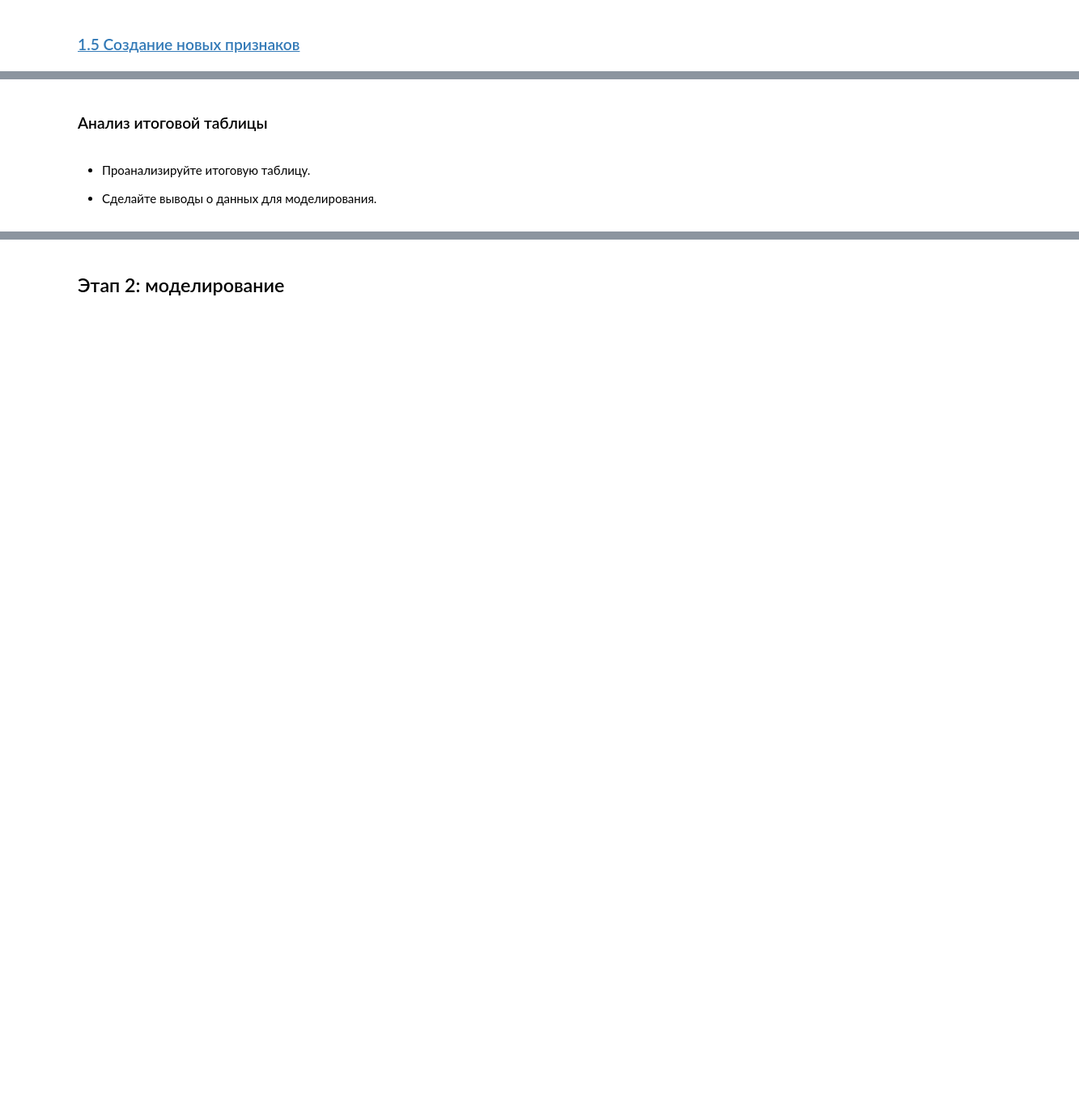
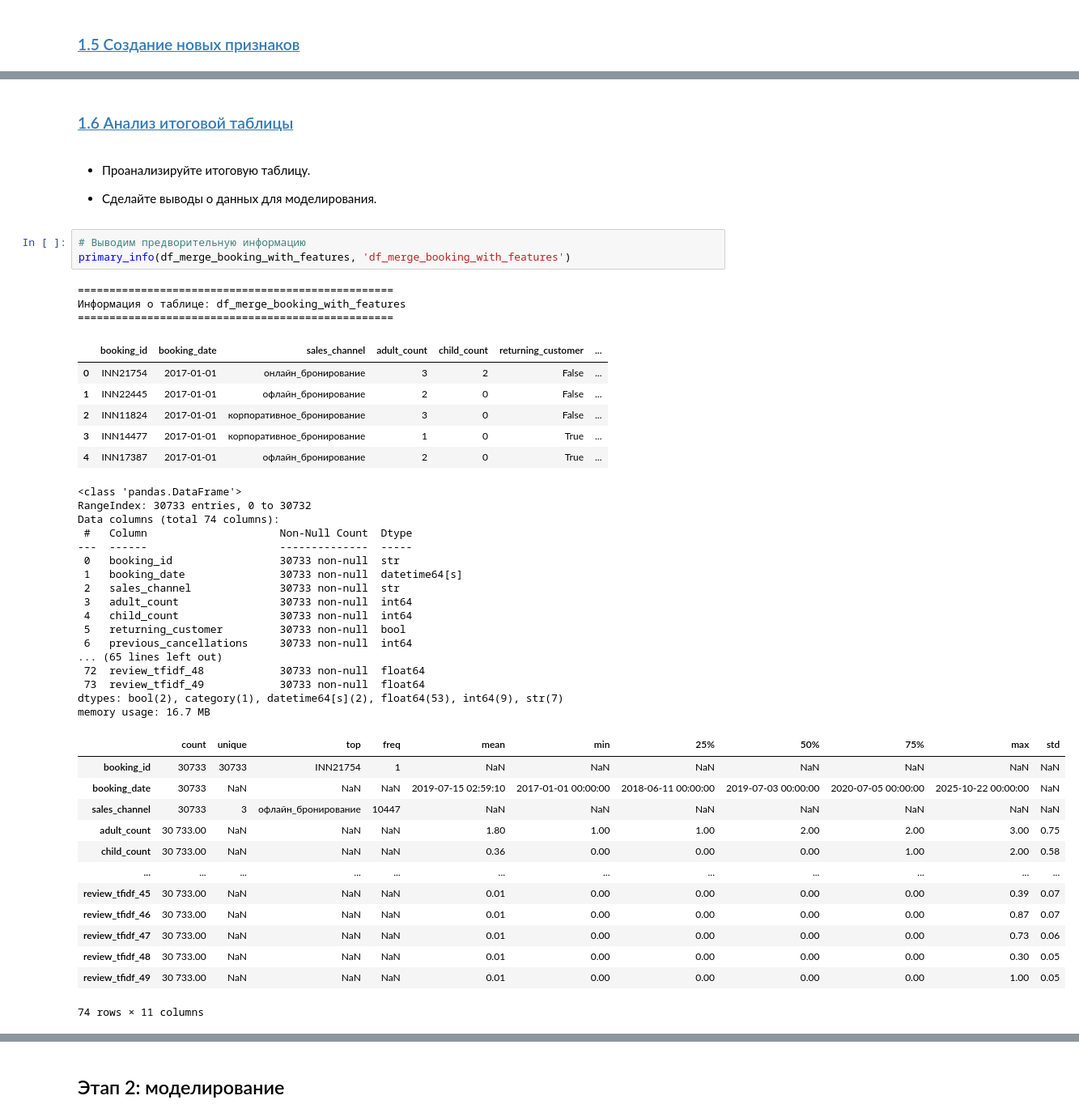
Before and after one commit to MEYakunin/Sprint17_Booking_Cancellation_Predict, a Jupyter notebook: Sprint17_Booking_Cancellation_Predict.ipynb, the cells around one changed output, grey strips where cells are left out. Shown at 81% size. Drawn from its saved outputs; the diff is of its cells as text; blank space fills up the shorter version.

```diff
--- a/Sprint17_Booking_Cancellation_Predict.ipynb
+++ b/Sprint17_Booking_Cancellation_Predict.ipynb
@@ -672,8 +669,51 @@ df_merge_booking
 | 30732 | INN30732 | 2019-12-20 | офлайн_бронирование | 3 | 2 | True | ... |
 30733 rows × 74 columns
 # %% [markdown]
-### Анализ итоговой таблицы
+### [1.6 Анализ итоговой таблицы <a id=1_6></a>](#content)
 # %% [markdown]
 - Проанализируйте итоговую таблицу.
 
 - Сделайте выводы о данных для моделирования.
+# %%
+# Выводим предворительную информацию
+primary_info(df_merge_booking_with_features, 'df_merge_booking_with_features')
+# %% [output]
+==================================================
+Информация о таблице: df_merge_booking_with_features
+==================================================
+|  | booking_id | booking_date | sales_channel | adult_count | child_count | returning_customer | ... |
+| 0 | INN21754 | 2017-01-01 | онлайн_бронирование | 3 | 2 | False | ... |
+| 1 | INN22445 | 2017-01-01 | офлайн_бронирование | 2 | 0 | False | ... |
+| 2 | INN11824 | 2017-01-01 | корпоративное_бронирование | 3 | 0 | False | ... |
+| 3 | INN14477 | 2017-01-01 | корпоративное_бронирование | 1 | 0 | True | ... |
+| 4 | INN17387 | 2017-01-01 | офлайн_бронирование | 2 | 0 | True | ... |
+<class 'pandas.DataFrame'>
+RangeIndex: 30733 entries, 0 to 30732
+Data columns (total 74 columns):
+ #   Column                     Non-Null Count  Dtype
+---  ------                     --------------  -----
+ 0   booking_id                 30733 non-null  str
+ 1   booking_date               30733 non-null  datetime64[s]
+ 2   sales_channel              30733 non-null  str
+ 3   adult_count                30733 non-null  int64
+ 4   child_count                30733 non-null  int64
+ 5   returning_customer         30733 non-null  bool
+ 6   previous_cancellations     30733 non-null  int64
+... (65 lines left out)
+ 72  review_tfidf_48            30733 non-null  float64
+ 73  review_tfidf_49            30733 non-null  float64
+dtypes: bool(2), category(1), datetime64[s](2), float64(53), int64(9), str(7)
+memory usage: 16.7 MB
+|  | count | unique | top | freq | mean | min | 25% | 50% | 75% | max | std |
+| booking_id | 30733 | 30733 | INN21754 | 1 | NaN | NaN | NaN | NaN | NaN | NaN | NaN |
+| booking_date | 30733 | NaN | NaN | NaN | 2019-07-15 02:59:10 | 2017-01-01 00:00:00 | 2018-06-11 00:00:00 | 2019-07-03 00:00:00 | 2020-07-05 00:00:00 | 2025-10-22 00:00:00 | NaN |
+| sales_channel | 30733 | 3 | офлайн_бронирование | 10447 | NaN | NaN | NaN | NaN | NaN | NaN | NaN |
+| adult_count | 30 733.00 | NaN | NaN | NaN | 1.80 | 1.00 | 1.00 | 2.00 | 2.00 | 3.00 | 0.75 |
+| child_count | 30 733.00 | NaN | NaN | NaN | 0.36 | 0.00 | 0.00 | 0.00 | 1.00 | 2.00 | 0.58 |
+| ... | ... | ... | ... | ... | ... | ... | ... | ... | ... | ... | ... |
+| review_tfidf_45 | 30 733.00 | NaN | NaN | NaN | 0.01 | 0.00 | 0.00 | 0.00 | 0.00 | 0.39 | 0.07 |
+| review_tfidf_46 | 30 733.00 | NaN | NaN | NaN | 0.01 | 0.00 | 0.00 | 0.00 | 0.00 | 0.87 | 0.07 |
+| review_tfidf_47 | 30 733.00 | NaN | NaN | NaN | 0.01 | 0.00 | 0.00 | 0.00 | 0.00 | 0.73 | 0.06 |
+| review_tfidf_48 | 30 733.00 | NaN | NaN | NaN | 0.01 | 0.00 | 0.00 | 0.00 | 0.00 | 0.30 | 0.05 |
+| review_tfidf_49 | 30 733.00 | NaN | NaN | NaN | 0.01 | 0.00 | 0.00 | 0.00 | 0.00 | 1.00 | 0.05 |
+74 rows × 11 columns
```
Also changed, not shown: parts of 4 cells of this notebook.
